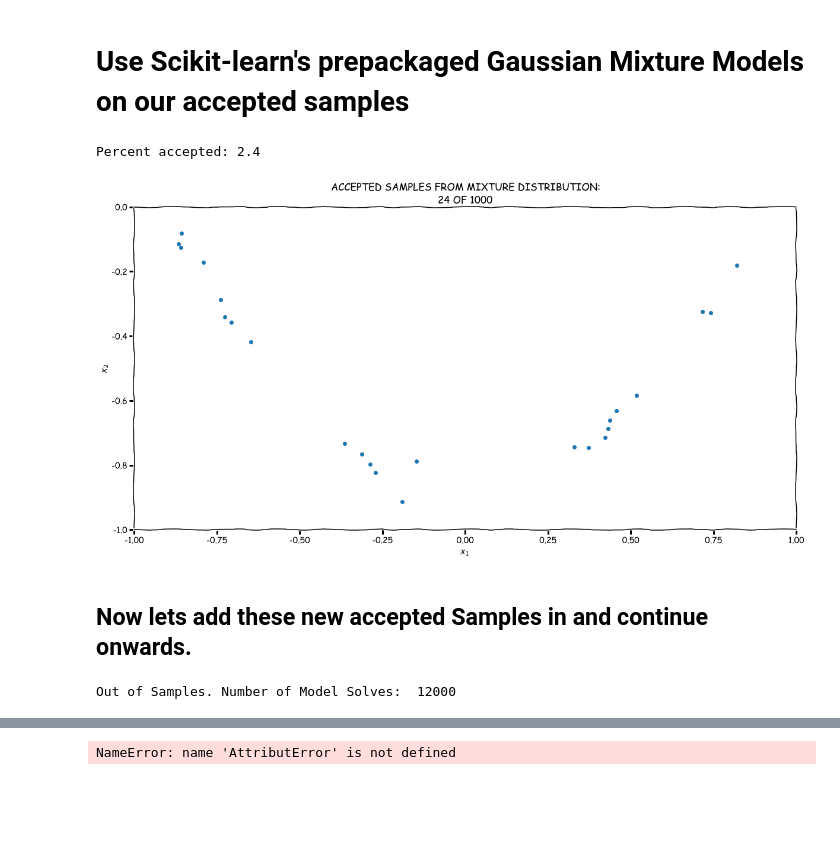
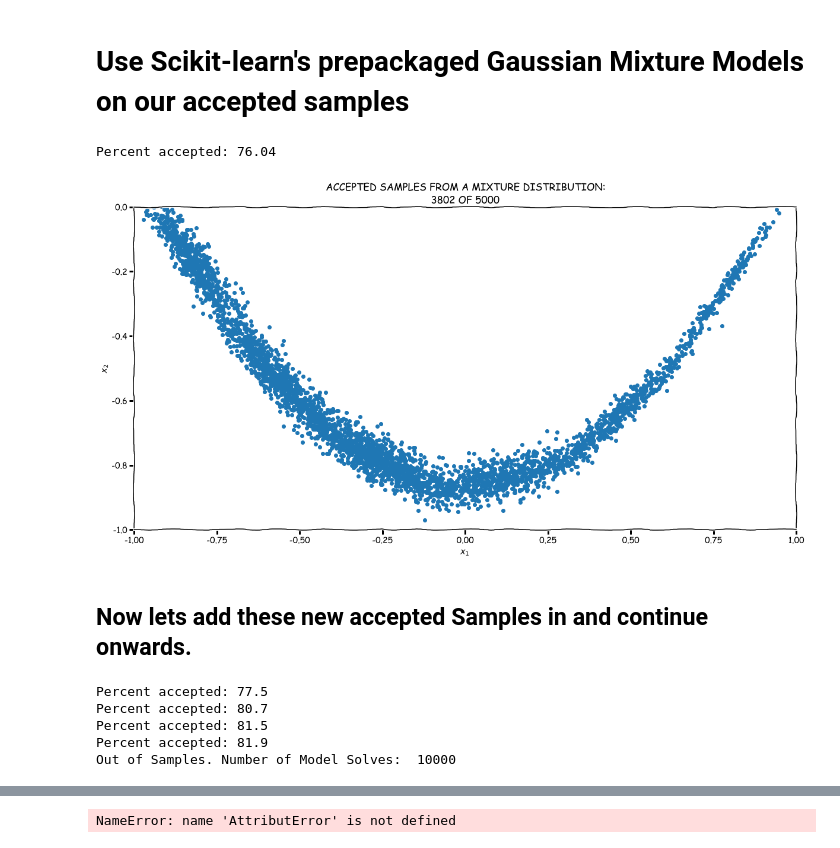
Before and after one commit to mpilosov/ConsistentBayes, a Jupyter notebook: examples/ImproveSampling.ipynb, the cells around one changed output, grey strips where cells are left out. Drawn from its saved outputs; the diff is of its cells as text; code cells hidden in the pictures; blank space fills up the shorter version.

Commit message:
improvements to plotting and better understanding of results.

```diff
--- a/examples/ImproveSampling.ipynb
+++ b/examples/ImproveSampling.ipynb
@@ -119,7 +119,7 @@ plt.show()
 _Here we implement uniform random priors on the unit hypercube_
 # %%
 input_dim = 2 # Specify input space dimension (n)
-num_samples = int(1E3) # number of input samples (N)
+num_samples = int(5E3) # number of input samples (N)
 s_set = sample.sample_set(size=(num_samples, input_dim))
 model_solves = 0
 if PtO_fun_choice == 1:
@@ -335,9 +336,10 @@ plt.show()
 # %%
 X = lam_accept
+# X = np.vstack([lam_accept, lam_accept])
 Y = p_set.output.samples[accept_inds,:]
-gmm = mixture.GaussianMixture(n_components=4, covariance_type='full',
-                              max_iter=1000).fit(X)
-n_samps = 1E3
+gmm = mixture.GaussianMixture(n_components=6, covariance_type='full',
+                              max_iter=100).fit(X)
+n_samps = 5E3
 new_inputs = gmm.sample(n_samps)[0]
 new_outputs = PtO_fun(new_inputs)
 # new_ratio = p_set.observed_dist.pdf(new_outputs)/p_set.pushforward_dist.pdf(new_outputs)
@@ -346,25 +348,26 @@ new_inds = solve.perform_accept_reject(new_inputs, new_ratio)
 new_accept = new_inputs[new_inds,:]
 print('Percent accepted:', 100*len(new_inds)/n_samps)
 # %% [output]
-Percent accepted: 2.4
+Percent accepted: 76.04
 # %%
 plt.scatter(new_accept[:,0], new_accept[:,1])
 plt.xlabel('$x_1$')
 plt.ylabel('$x_2$')
 plt.xlim([-1,1])
 plt.ylim([-1,0])
-plt.title('Accepted Samples from Mixture Distribution:\n{} of {}'.upper().format(len(new_inds), int(n_samps)))
+plt.title('Accepted Samples from a Mixture Distribution:\n{} of {}'.upper().format(len(new_inds), int(n_samps)))
 plt.show()
 # %% [output]
-[figure, old version]
+[figure, new version]
 # %% [markdown]
 ## Now lets add these new accepted Samples in and continue onwards.
 # %%
 XX = np.vstack([X, new_accept])
 YY = np.vstack([Y, new_outputs[new_inds,:]])
 # %%
+n_samps = 1E3
 while model_solves < 10000:
-    gmm2 = mixture.GaussianMixture(n_components=8, covariance_type='full',
+    gmm2 = mixture.GaussianMixture(n_components=4, covariance_type='full',
                                   max_iter=100).fit(XX)
     new_inputs = gmm2.sample(n_samps)[0]
     new_outputs = PtO_fun(new_inputs)
@@ -376,7 +379,11 @@ while model_solves < 10000:
     YY = np.vstack([YY, new_outputs[new_inds,:]])
 print('Out of Samples. Number of Model Solves: ', model_solves)
 # %% [output]
-Out of Samples. Number of Model Solves:  12000
+Percent accepted: 77.5
+Percent accepted: 80.7
+Percent accepted: 81.5
+Percent accepted: 81.9
+Out of Samples. Number of Model Solves:  10000
 # %%
 ## XX now represents an exploration based on steps of 100 samples from Gaussian Mixture Models.
 plt.scatter(XX[:,0], XX[:,1])
```
Also changed, not shown: parts of 15 cells of this notebook, 2 other files.
